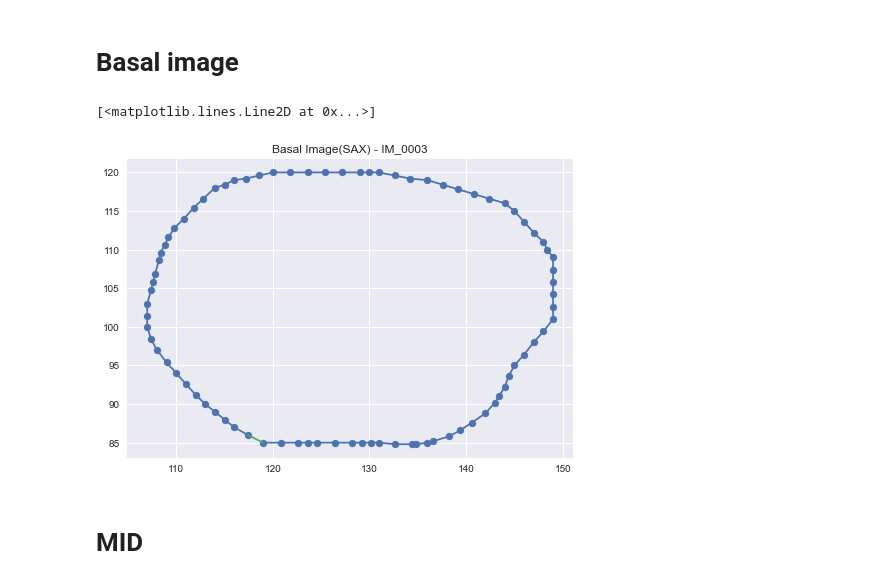
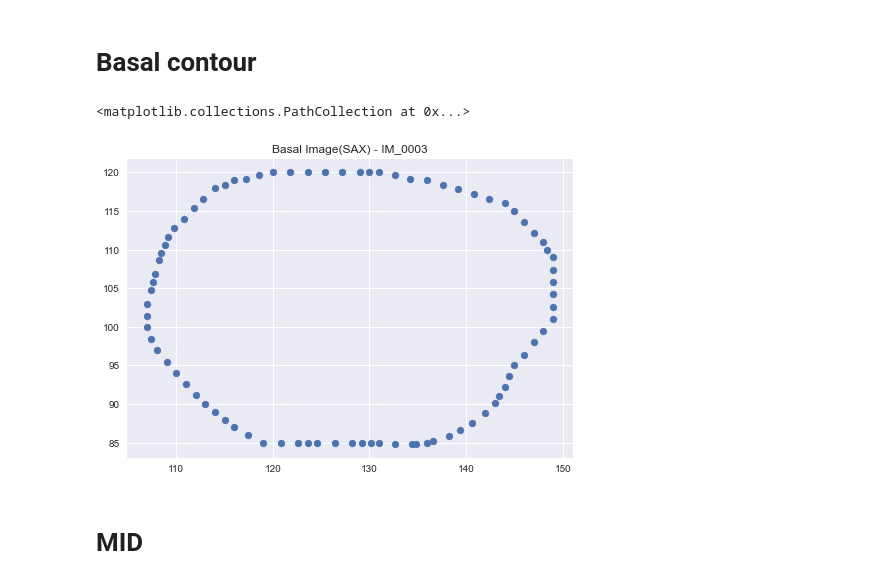
Before and after one commit to MASHOD0/hAIoTthon, a Jupyter notebook: problem statement 2/readingvals.ipynb, the cells around one changed output. Saved outputs shown, nothing was run; the diff lists cells and outputs as text; code cells hidden in the pictures.

```diff
--- a/problem statement 2/readingvals.ipynb
+++ b/problem statement 2/readingvals.ipynb
@@ -1,27 +1,25 @@
-# %% [markdown]
-# Basal image
+# %% [markdown]
+# Basal contour
 # %%
 from matplotlib import pyplot as plt
 import numpy as np
 
 x_3 = []
 y_3 = []
 #reading the text file
 with open("data/IM_0003-01_inx.txt", "r") as file:
     for line in file:
         point = line.split()
         x_3.append(float(line.split()[0]))
         y_3.append(float(line.split()[1]))
-        curve.append(point)
+
 # plotting the graph
 plt.style.use('seaborn')
 plt.title("Basal Image(SAX) - IM_0003")
 plt.scatter(x_3, y_3)
-plt.plot(x_3, y_3)
-plt.plot((x_3[0], x_3[len(x_3)-1]), (y_3[0], y_3[len(y_3)-1]))
 # %% [output]
-[<matplotlib.lines.Line2D at 0x...>]
+<matplotlib.collections.PathCollection at 0x...>
-[figure, old version]
+[figure, new version]
 # %% [markdown]
 # MID
 # %%
```
Also changed, not shown: parts of 6 cells of this notebook, 3 other files.
